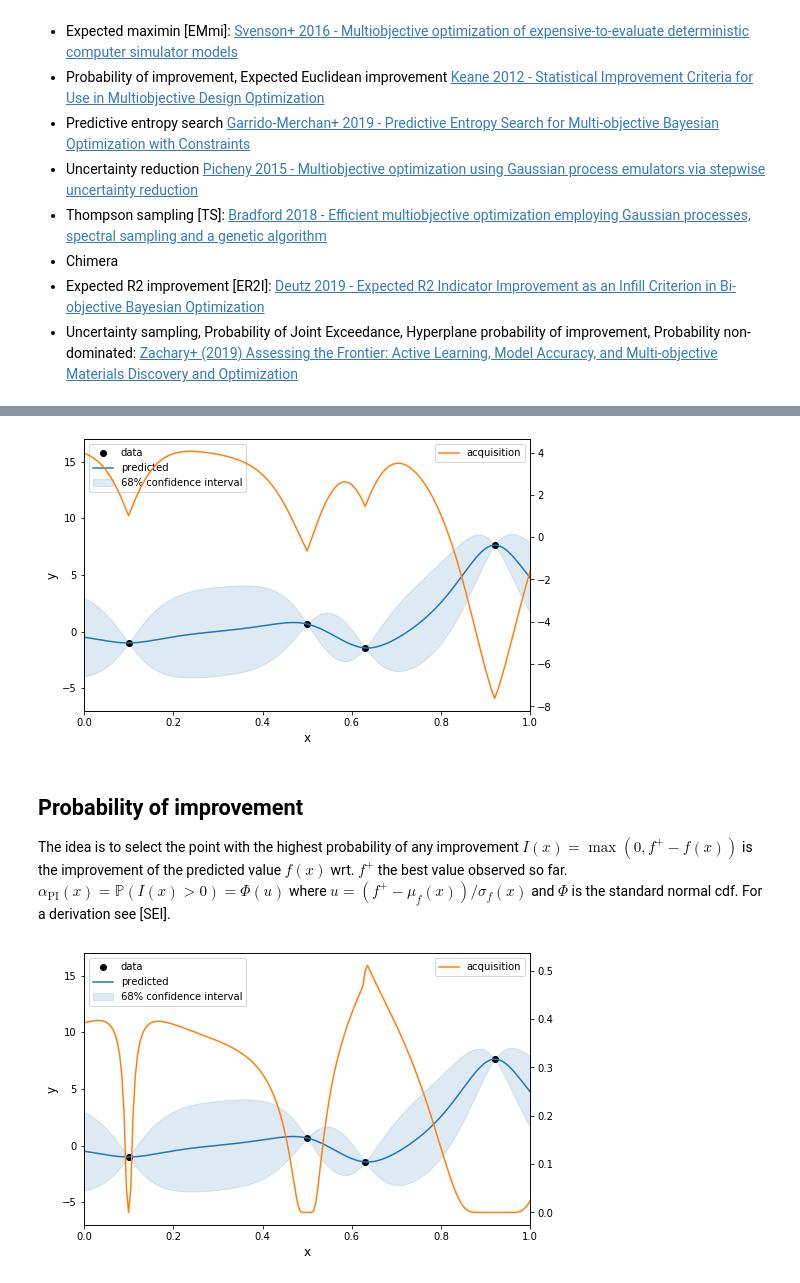
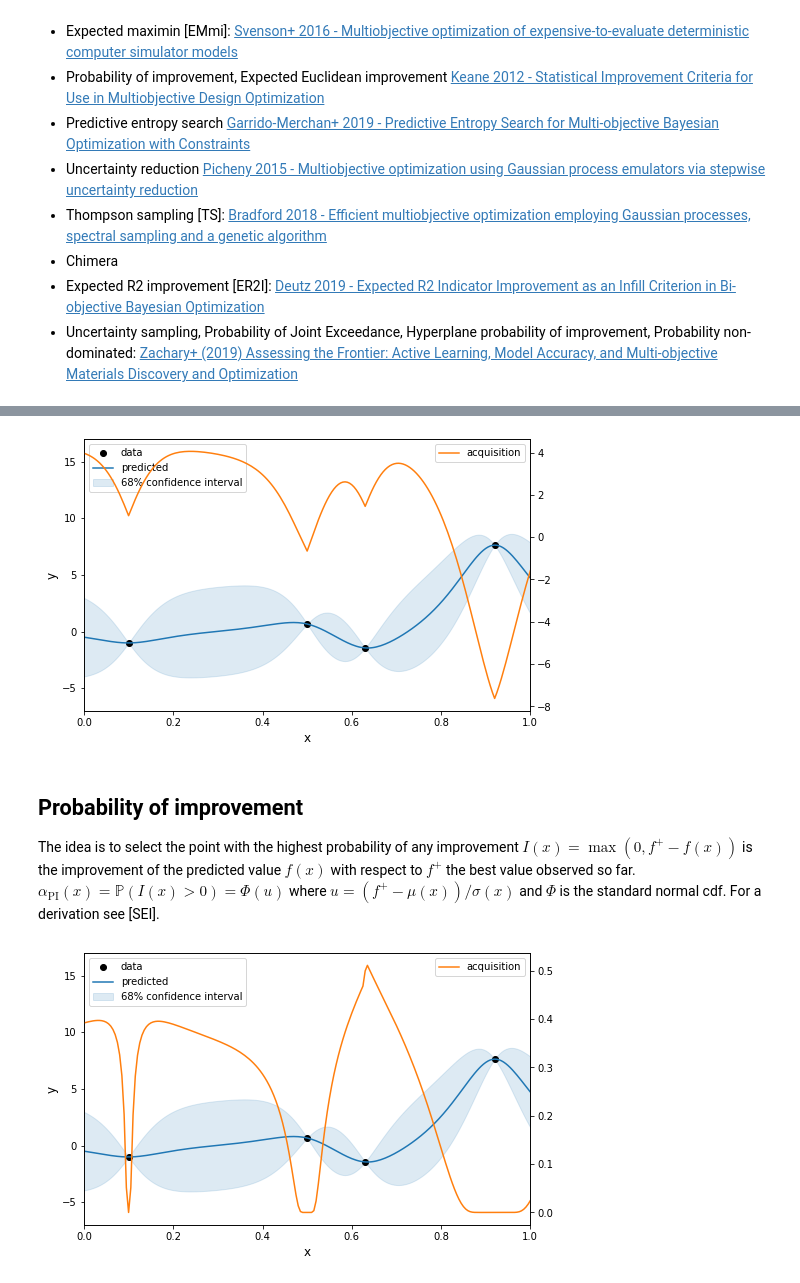
Before and after one commit to DavidWalz/mind-dump, a Jupyter notebook: topics/bayesopt_acquisitions.ipynb, the cells around one changed output, grey strips where cells are left out. Drawn from its saved outputs; the diff is of its cells as text; code cells hidden in the pictures.

```diff
--- a/topics/bayesopt_acquisitions.ipynb
+++ b/topics/bayesopt_acquisitions.ipynb
@@ -98,10 +100,9 @@ $\alpha_\mathrm{CB}(x) = \mu_f(x) - k \sigma_f(x)$, where $\mu$ and $\sigma$ are
-# %%
-a = - (μf - σf)  # negative, since we maximize the acquisition
-plot(acquisition=a)
-# %% [output]
-[figure, removed]
+# %%
+plot(acquisition=-(μ - σ))
+# %% [output]
+[figure, added]
 # %% [markdown]
 ## Probability of improvement
-The idea is to select the point with the highest probability of any improvement $I(x) = \max(0, f^+ - f(x))$ is the improvement of the predicted value $f(x)$ wrt. $f^+$ the best value observed so far.
-$\alpha_\mathrm{PI}(x) = \mathbb{P}(I(x) > 0) = \Phi(u)$ where $u = (f^+ - \mu_f(x)) / \sigma_f(x)$ and $\Phi$ is the standard normal cdf. For a derivation see [SEI].
+The idea is to select the point with the highest probability of any improvement $I(x) = \max(0, f^+ - f(x))$ is the improvement of the predicted value $f(x)$ with respect to $f^+$ the best value observed so far.
+$\alpha_\mathrm{PI}(x) = \mathbb{P}(I(x) > 0) = \Phi(u)$ where $u = (f^+ - \mu(x)) / \sigma(x)$ and $\Phi$ is the standard normal cdf. For a derivation see [SEI].
 # %%
```
Also changed, not shown: parts of 15 cells of this notebook.
